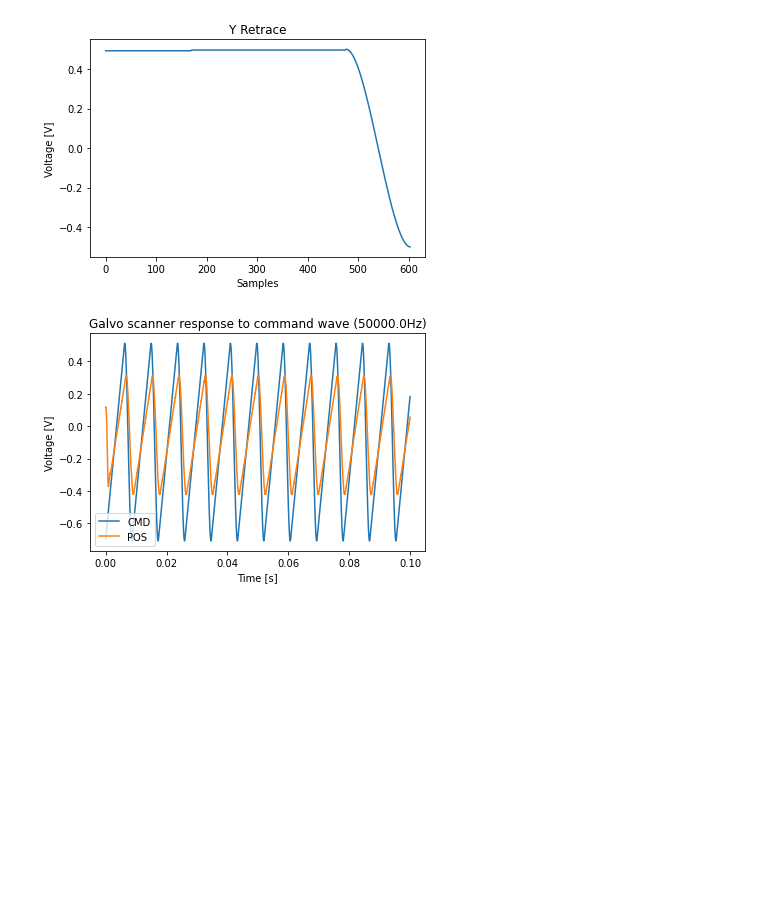
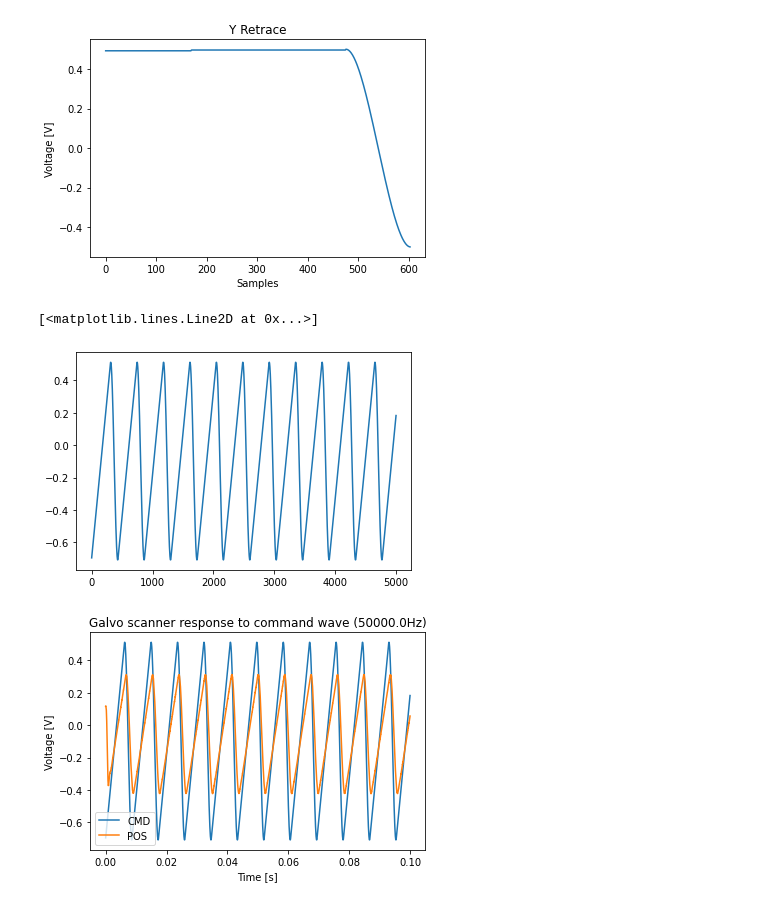
Before and after one commit to jas-priatna/scanner-calibration, a Jupyter notebook: scanner_calibration_v2.ipynb, the cells around one changed output. Cells and saved outputs as stored; diff of their text form; code cells hidden in the pictures; blank space fills up the shorter version.

```diff
--- a/scanner_calibration_v2.ipynb
+++ b/scanner_calibration_v2.ipynb
@@ -207,7 +207,10 @@ Number of samples: 222208
 [figure]
 # %%
 xFrame_waveform = xFrame[:5000] # Get first 5000 samples to write to scanner
-# plt.plot(xFrame_waveform)
+plt.plot(xFrame_waveform)
+# %% [output]
+[<matplotlib.lines.Line2D at 0x...>]
+[figure, added]
 # %%
 # Scanner setting parameters
 
```
Also changed, not shown: parts of 25 cells of this notebook.
